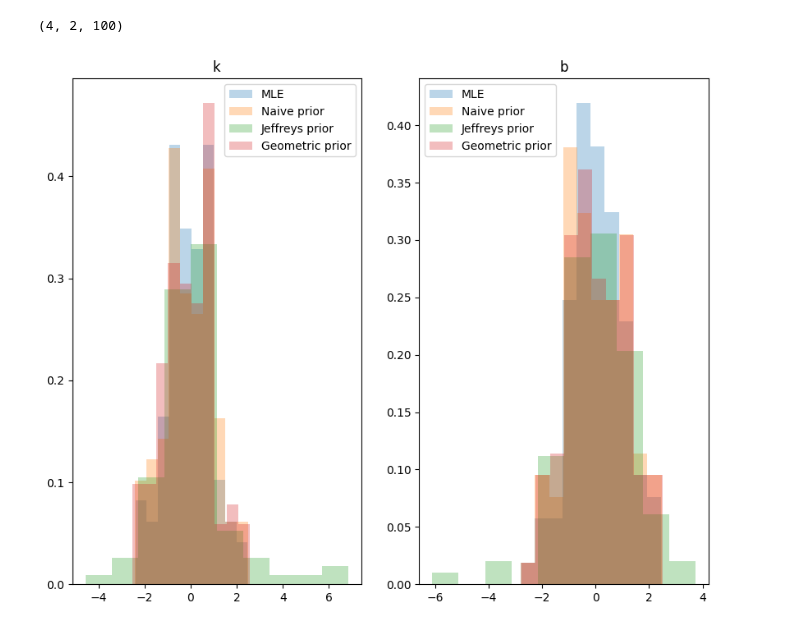
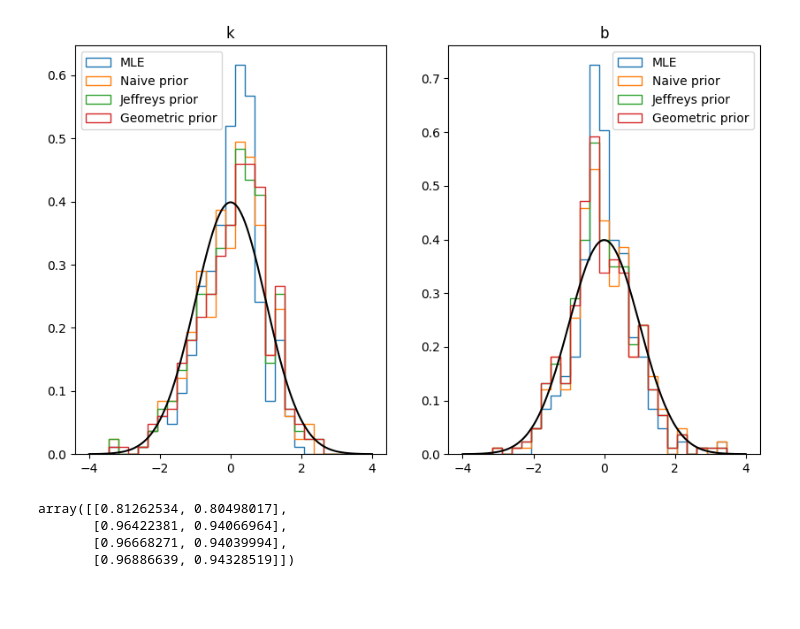
Before and after one commit to nj-vs-vh/EVA, a Jupyter notebook: bayesian-curve-fit-toy.ipynb, the cells around one changed output. Saved outputs shown, nothing was run; the diff lists cells and outputs as text; code cells hidden in the pictures; blank space fills up the shorter version.

```diff
--- a/bayesian-curve-fit-toy.ipynb
+++ b/bayesian-curve-fit-toy.ipynb
@@ -13,7 +14,7 @@ SIGMA = 1
 def generate_data(k: float, b: float) -> np.ndarray:
     return k * X + b + np.random.normal(loc=0, scale=SIGMA, size=X.shape)
 # %%
-def plot_model(y: np.ndarray, k: float, b: float) -> plt.Axes:
+def plot_model(y: np.ndarray, k: float, b: float) -> Axes:
     _, ax = plt.subplots(figsize=(6, 3))
     ax.errorbar(X, y, yerr=SIGMA, fmt=".")
     ax.plot(X, k * X + b, "r")
@@ -26,5 +27,9 @@ _ = plot_model(y=generate_data(k=1, b=1), k=1, b=1)
 # %%
-def sample(logpost: Callable[[np.ndarray], float], theta_true: np.ndarray, quiet: bool = False) -> np.ndarray:
+def sample(
+    logpost: Callable[[np.ndarray], float],
+    theta_true: np.ndarray,
+    quiet: bool = False,
+) -> np.ndarray:
     n_steps = 2_000
     n_walkers = 128
     n_dim = 2
@@ -34,7 +39,10 @@ def sample(logpost: Callable[[np.ndarray], float], theta_true: np.ndarray, quiet
         ndim=n_dim,
         log_prob_fn=logpost,
     )
-    initial_state=theta_true + np.random.normal(loc=0, scale=0.1, size=(n_walkers, 2)) * theta_true
+    initial_state = (
+        theta_true
+        + np.random.normal(loc=0, scale=0.1, size=(n_walkers, 2)) * theta_true
+    )
 
     sampler.run_mcmc(initial_state, nsteps=n_steps, progress=not quiet)
     if not quiet:
@@ -49,7 +57,7 @@ def sample(logpost: Callable[[np.ndarray], float], theta_true: np.ndarray, quiet
     if not quiet:
         print(f"{burn_in = } {thin = }")
 
-    theta_sample: np.ndarray = sampler.get_chain(flat=True, discard=burn_in, thin=thin)
+    theta_sample: np.ndarray = sampler.get_chain(flat=True, discard=burn_in, thin=thin)  # type: ignore
     if not quiet:
         print(f"MCMC sample ready, shape: {theta_sample.shape}")
 
@@ -98,7 +106,7 @@ def compare_analyses(k: float, b: float, plot: bool = False, quiet: bool = False
 
     def logpost_geometric(theta: np.ndarray) -> float:
         k, _ = theta
-        return -np.log(1 / (1 + k**2)) + loglike(theta)
+        return -np.log((1 + k**2)) + loglike(theta)
 
     for logpost, label in (
         (logpost_naive, "naive"),
@@ -121,9 +129,11 @@ from tqdm import trange
 
 z_sample = None
 
-for _ in trange(100):
-    k = np.tan(np.random.random() * np.pi - np.pi / 2)
-    b = np.random.random() * 100 - 50
+for _ in trange(300):
+    # k = np.tan(np.random.random() * np.pi - np.pi / 2)
+    # b = np.random.random() * 100 - 50
+    k = 3
+    b = 1
     z = compare_analyses(k=k, b=b, plot=False, quiet=True)
     if z_sample is None:
         z_sample = np.expand_dims(z, axis=2)
@@ -153,20 +145,29 @@ tau: [99.79805614 90.05036556]
-# %%
-z_sample.shape
-# %% [output]
-(4, 2, 100)
 # %%
-fig, axes = plt.subplots(ncols=2, figsize=(10, 8))
+from scipy import stats
+
+
+fig, axes = plt.subplots(ncols=2, figsize=(10, 6))
 
 for j, param in enumerate(("k", "b")):
-    ax: plt.Axes = axes[j]
+    ax: Axes = axes[j]
     ax.set_title(param)
+    z_bins = list(np.linspace(-4, 4, 30))
     for i, method in enumerate(
         ("MLE", "Naive prior", "Jeffreys prior", "Geometric prior")
     ):
-        data = z_sample[i, j, :]
-        ax.hist(data, density=True, label=method, alpha=0.3)
+        data = z_sample[i, j, :]  # type: ignore
+        ax.hist(data, density=True, bins=z_bins, label=method, histtype="step")
+    z_grid = np.linspace(-4, 4, 500)
+    ax.plot(z_grid, stats.norm.pdf(z_grid), color="k")
     ax.legend()
 
 fig.show()
 # %% [output]
-[figure, old version]
+[figure, new version]
+# %%
+np.sqrt(np.mean(z_sample ** 2, axis=2))
+# %% [output]
+array([[0.81262534, 0.80498017],
+       [0.96422381, 0.94066964],
+       [0.96668271, 0.94039994],
+       [0.96886639, 0.94328519]])
```
Also changed, not shown: parts of 3 cells of this notebook, 6 other files.
